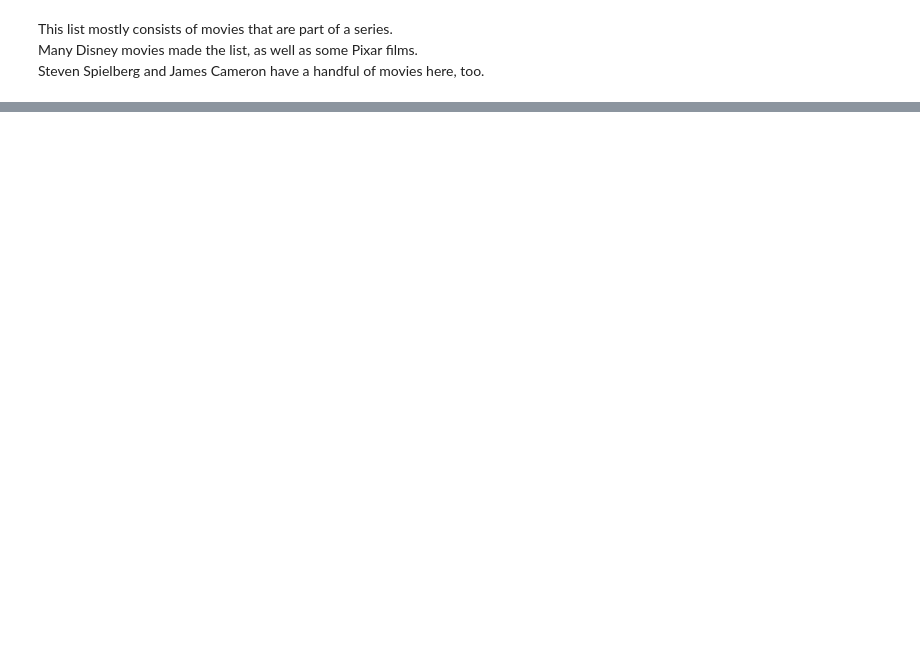
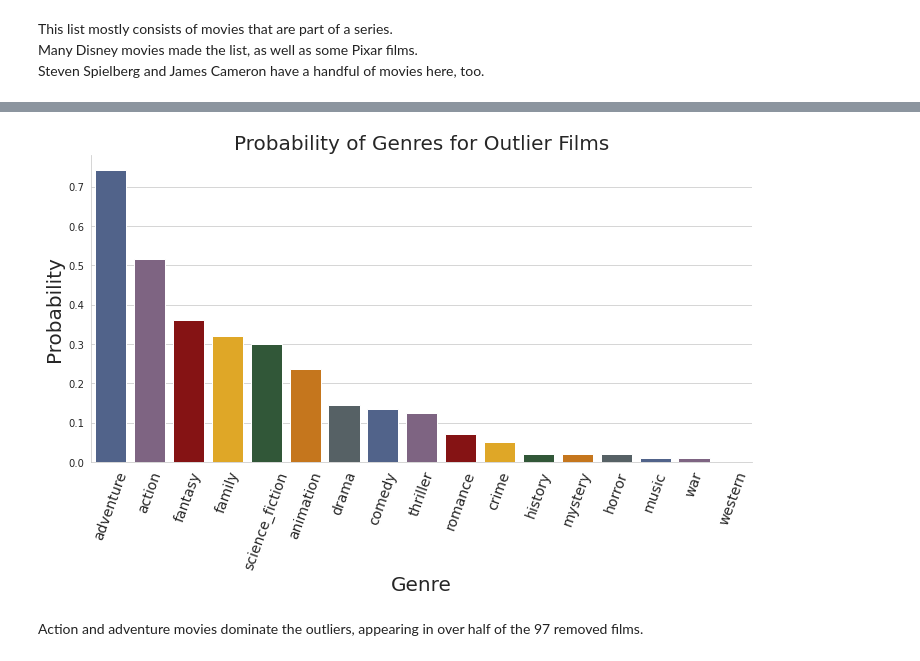
Before and after one commit to christianspybrook/movie_actor_tree_ensembles, a Jupyter notebook: data_wrangling/capstone2_optimize_target.ipynb, the cells around one changed output, grey strips where cells are left out. Saved outputs shown, nothing was run; the diff lists cells and outputs as text; code cells hidden in the pictures; blank space fills up the shorter version.

```diff
--- a/data_wrangling/capstone2_optimize_target.ipynb
+++ b/data_wrangling/capstone2_optimize_target.ipynb
@@ -1222,0 +1433,10 @@ Animation and series movies can greatly increase the average value of an actor,
+# %%
+# get actor features to omit from new DataFrame
+actor_features = ['person_id', 'name', 'age', 'gender', 'order', 'usa']
+
+# get DataFrame of removed outlier movies
+outlier_movies_df = actor_df[actor_df['movie_id'].isin(
+    ids_outlier_movies)].drop(
+    actor_features, axis=1).drop_duplicates()
+
+outlier_movies_df
@@ -1222,0 +1459,15 @@ Animation and series movies can greatly increase the average value of an actor,
+# %%
+# create list of genres
+genres_lst = ['action', 'adventure', 'animation', 'comedy', 'crime', 'drama',
+       'family', 'fantasy', 'history', 'horror', 'music', 'mystery', 'romance',
+       'science_fiction', 'thriller', 'war', 'western']
+
+# get describe DataFrame for genres
+outlier_genres_describe_df = outlier_movies_df[genres_lst].describe()
+
+# get mean count of genres
+outlier_genres_mean_df = outlier_genres_describe_df[
+    outlier_genres_describe_df.index == 'mean'].transpose().reset_index().rename(
+    columns={'index': 'genre'}).sort_values('mean', ascending=False)
+
+outlier_genres_mean_df
@@ -1222,0 +1493,15 @@ Animation and series movies can greatly increase the average value of an actor,
+# %%
+# plot probability distribution of movie genres for removed outlier films
+
+sns.catplot(x='genre', y='mean', data=outlier_genres_mean_df,
+            kind='bar', palette=my_palette,
+            height=5, aspect=2).set_xticklabels(fontsize=14, rotation=70)
+
+plt.xlabel('Genre', fontsize=20)
+plt.ylabel('Probability', fontsize=20)
+
+plt.title('Probability of Genres for Outlier Films', fontsize=20);
+# %% [output]
+[figure, added]
+# %% [markdown]
+Action and adventure movies dominate the outliers, appearing in over half of the 97 removed films.
```
Also changed, not shown: parts of 152 cells of this notebook.
